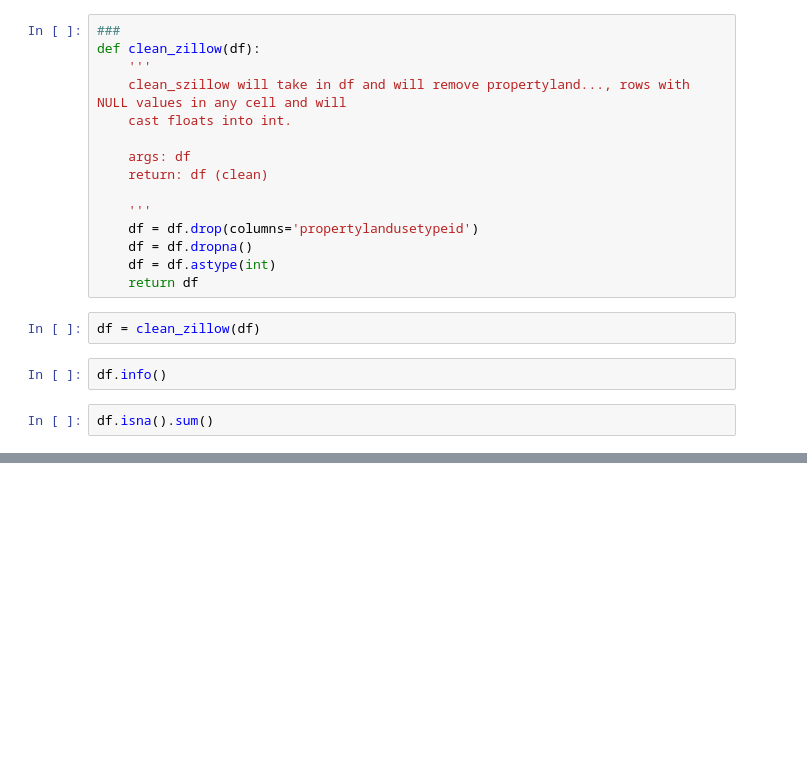
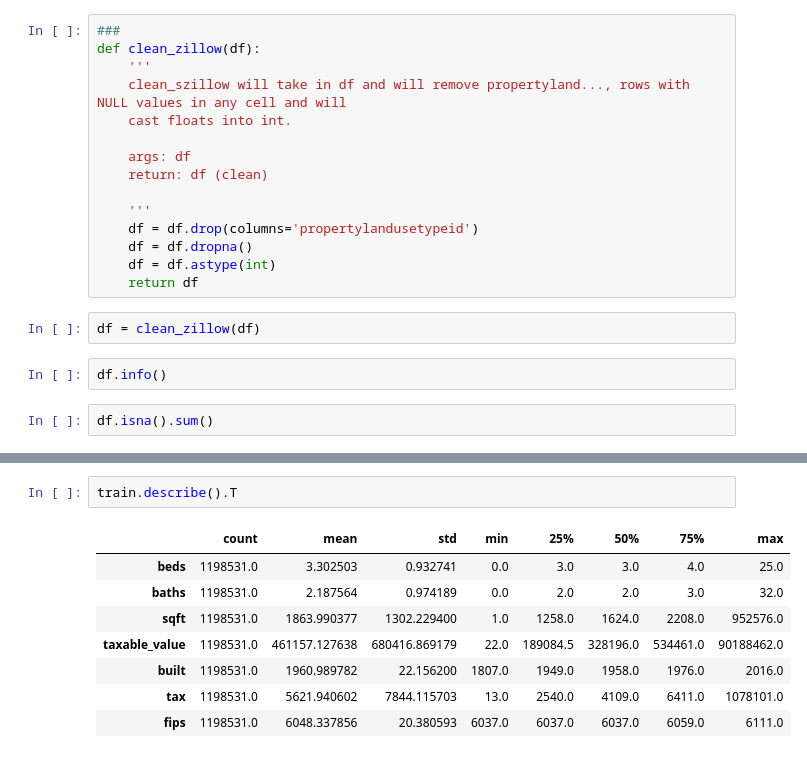
Before and after one commit to RichardAlcabes22/regression-excercises, a Jupyter notebook: wrangle.ipynb, the cells around one changed output, grey strips where cells are left out. Drawn from its saved outputs; the diff is of its cells as text; blank space fills up the shorter version.

```diff
--- a/wrangle.ipynb
+++ b/wrangle.ipynb
@@ -115,0 +150,11 @@ train
+# %%
+train.describe().T
+# %% [output]
+|  | count | mean | std | min | 25% | 50% | 75% | max |
+| beds | 1198531.0 | 3.302503 | 0.932741 | 0.0 | 3.0 | 3.0 | 4.0 | 25.0 |
+| baths | 1198531.0 | 2.187564 | 0.974189 | 0.0 | 2.0 | 2.0 | 3.0 | 32.0 |
+| sqft | 1198531.0 | 1863.990377 | 1302.229400 | 1.0 | 1258.0 | 1624.0 | 2208.0 | 952576.0 |
+| taxable_value | 1198531.0 | 461157.127638 | 680416.869179 | 22.0 | 189084.5 | 328196.0 | 534461.0 | 90188462.0 |
+| built | 1198531.0 | 1960.989782 | 22.156200 | 1807.0 | 1949.0 | 1958.0 | 1976.0 | 2016.0 |
+| tax | 1198531.0 | 5621.940602 | 7844.115703 | 13.0 | 2540.0 | 4109.0 | 6411.0 | 1078101.0 |
+| fips | 1198531.0 | 6048.337856 | 20.380593 | 6037.0 | 6037.0 | 6037.0 | 6059.0 | 6111.0 |
```
Also changed, not shown: parts of 18 cells of this notebook.
